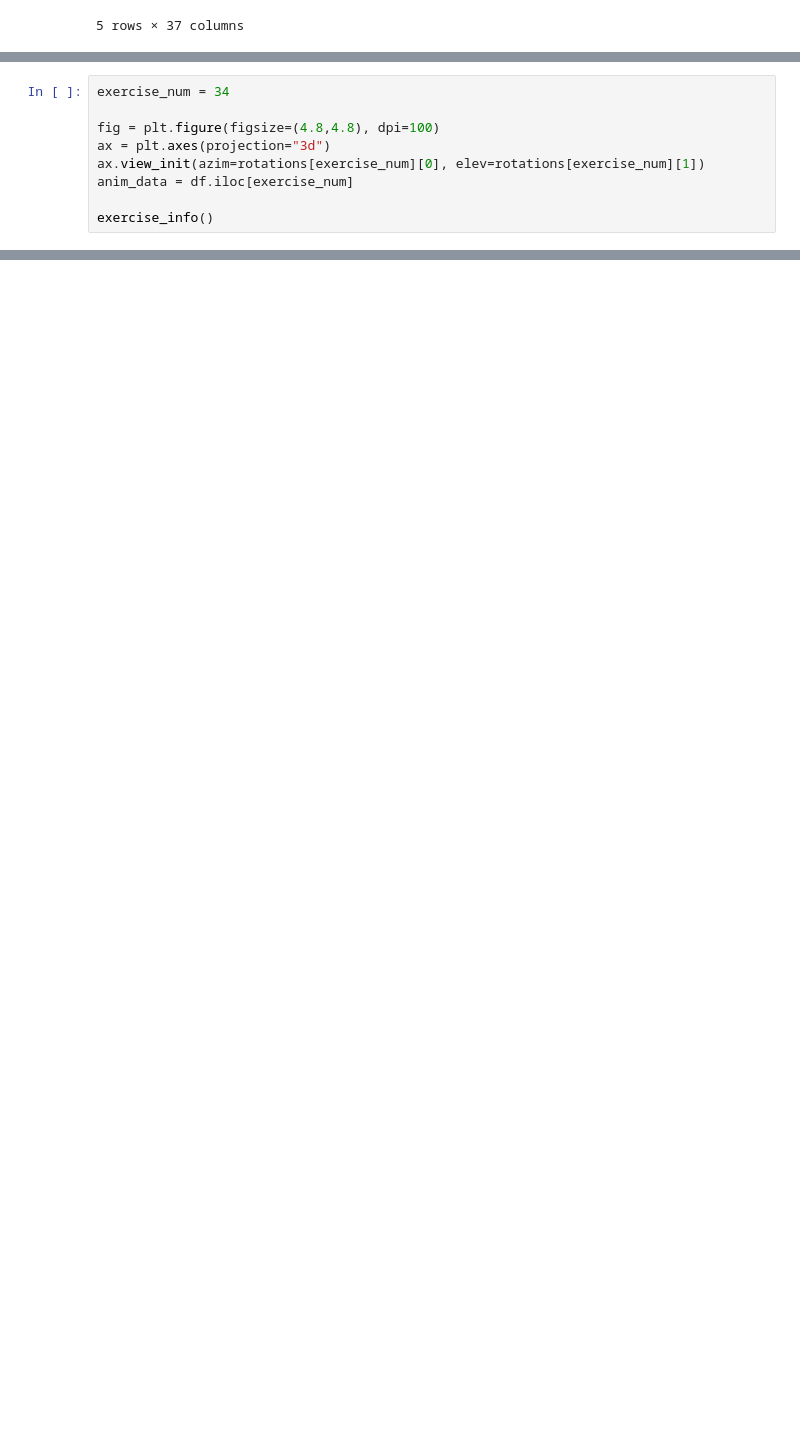
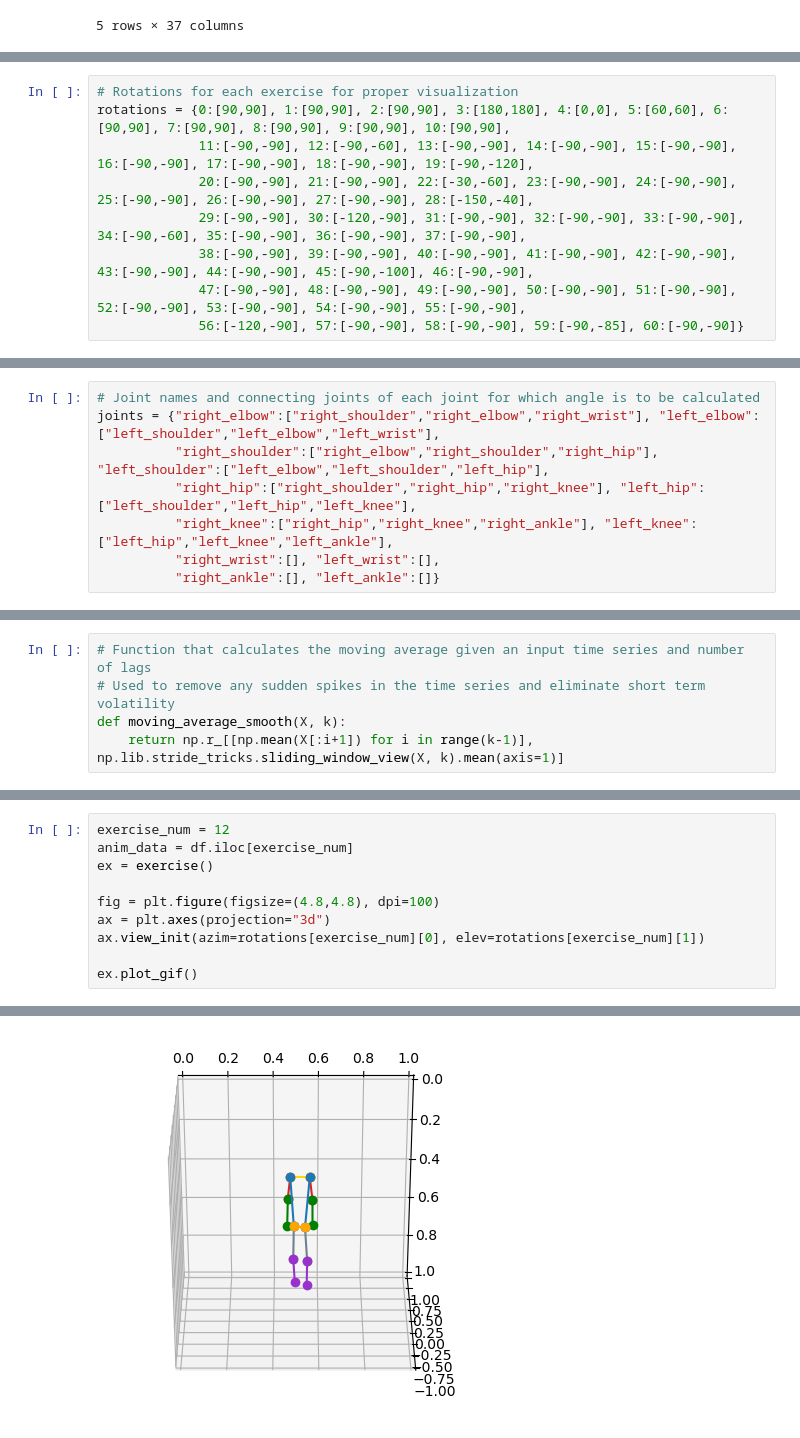
Before and after one commit to rohanjaditya/pose-animation, a Jupyter notebook: pose_anim.ipynb, the cells around one changed output, grey strips where cells are left out. Drawn from its saved outputs; the diff is of its cells as text; blank space fills up the shorter version.

Commit message:
pose-anim final

```diff
--- a/pose_anim.ipynb
+++ b/pose_anim.ipynb
@@ -170,9 +60,0 @@ def exercise_info():
-# %%
-exercise_num = 34
-
-fig = plt.figure(figsize=(4.8,4.8), dpi=100)
-ax = plt.axes(projection="3d")
-ax.view_init(azim=rotations[exercise_num][0], elev=rotations[exercise_num][1])
-anim_data = df.iloc[exercise_num]
-
-exercise_info()
@@ -187,0 +129,9 @@ sd ['right_knee' 'left_knee']
+# %%
+# Rotations for each exercise for proper visualization
+rotations = {0:[90,90], 1:[90,90], 2:[90,90], 3:[180,180], 4:[0,0], 5:[60,60], 6:[90,90], 7:[90,90], 8:[90,90], 9:[90,90], 10:[90,90],
+             11:[-90,-90], 12:[-90,-60], 13:[-90,-90], 14:[-90,-90], 15:[-90,-90], 16:[-90,-90], 17:[-90,-90], 18:[-90,-90], 19:[-90,-120],
+             20:[-90,-90], 21:[-90,-90], 22:[-30,-60], 23:[-90,-90], 24:[-90,-90], 25:[-90,-90], 26:[-90,-90], 27:[-90,-90], 28:[-150,-40],
+             29:[-90,-90], 30:[-120,-90], 31:[-90,-90], 32:[-90,-90], 33:[-90,-90], 34:[-90,-60], 35:[-90,-90], 36:[-90,-90], 37:[-90,-90],
+             38:[-90,-90], 39:[-90,-90], 40:[-90,-90], 41:[-90,-90], 42:[-90,-90], 43:[-90,-90], 44:[-90,-90], 45:[-90,-100], 46:[-90,-90],
+             47:[-90,-90], 48:[-90,-90], 49:[-90,-90], 50:[-90,-90], 51:[-90,-90], 52:[-90,-90], 53:[-90,-90], 54:[-90,-90], 55:[-90,-90],
+             56:[-120,-90], 57:[-90,-90], 58:[-90,-90], 59:[-90,-85], 60:[-90,-90]}
@@ -187,0 +163,8 @@ sd ['right_knee' 'left_knee']
+# %%
+# Joint names and connecting joints of each joint for which angle is to be calculated
+joints = {"right_elbow":["right_shoulder","right_elbow","right_wrist"], "left_elbow":["left_shoulder","left_elbow","left_wrist"],
+          "right_shoulder":["right_elbow","right_shoulder","right_hip"], "left_shoulder":["left_elbow","left_shoulder","left_hip"],
+          "right_hip":["right_shoulder","right_hip","right_knee"], "left_hip":["left_shoulder","left_hip","left_knee"],
+          "right_knee":["right_hip","right_knee","right_ankle"], "left_knee":["left_hip","left_knee","left_ankle"],
+          "right_wrist":[], "left_wrist":[],
+          "right_ankle":[], "left_ankle":[]}
@@ -187,0 +173,5 @@ sd ['right_knee' 'left_knee']
+# %%
+# Function that calculates the moving average given an input time series and number of lags
+# Used to remove any sudden spikes in the time series and eliminate short term volatility
+def moving_average_smooth(X, k):
+    return np.r_[[np.mean(X[:i+1]) for i in range(k-1)], np.lib.stride_tricks.sliding_window_view(X, k).mean(axis=1)]
@@ -187,0 +301,11 @@ sd ['right_knee' 'left_knee']
+# %%
+exercise_num = 12
+anim_data = df.iloc[exercise_num]
+ex = exercise()
+
+fig = plt.figure(figsize=(4.8,4.8), dpi=100)
+ax = plt.axes(projection="3d")
+ax.view_init(azim=rotations[exercise_num][0], elev=rotations[exercise_num][1])
+
+ex.plot_gif()
+# %% [output]
@@ -187,0 +313 @@ sd ['right_knee' 'left_knee']
+[figure, added]
```
Also changed, not shown: parts of 48 cells of this notebook.
